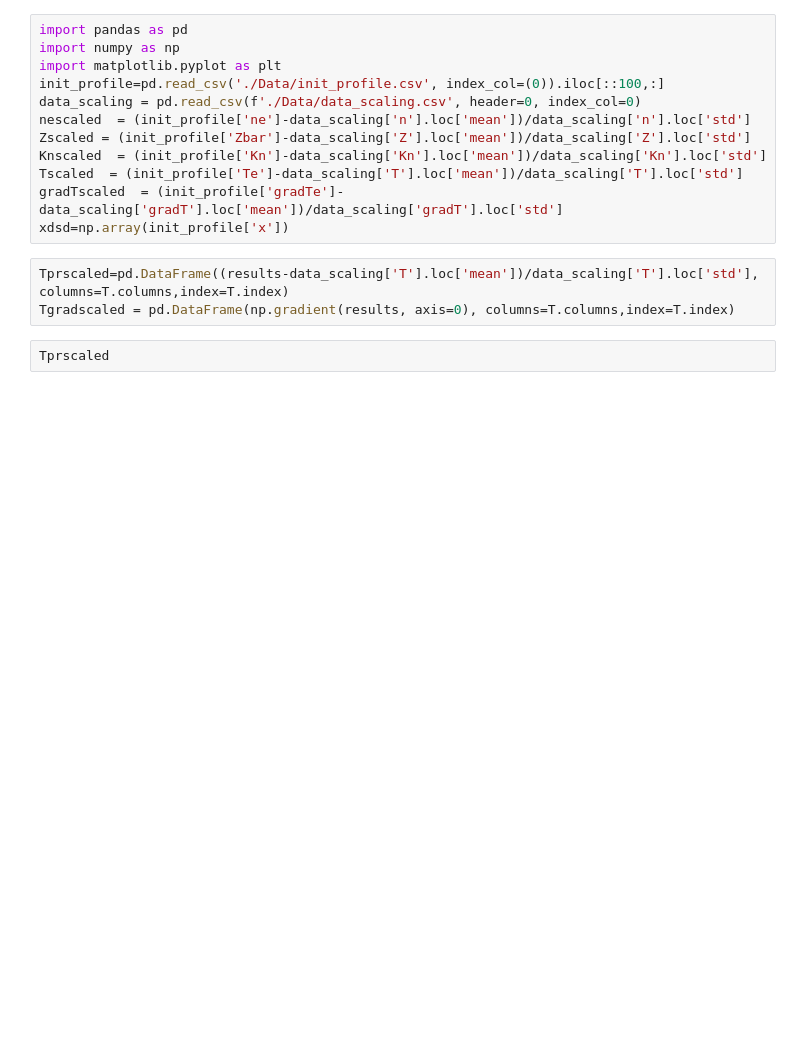
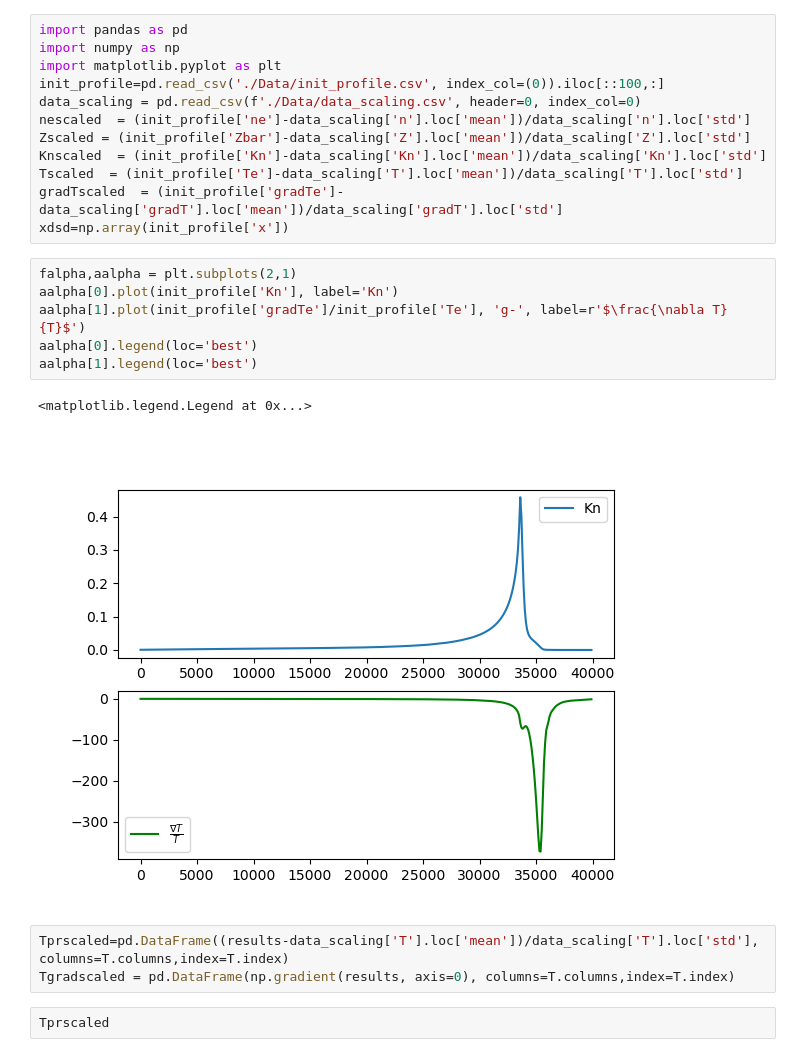
Before and after one commit to Lexmidan/nonloc_heatflux, a Jupyter notebook: PyTorch/time-evolv-heatflux.ipynb, the cells around one changed output. Drawn from its saved outputs; the diff is of its cells as text; blank space fills up the shorter version.

```diff
--- a/PyTorch/time-evolv-heatflux.ipynb
+++ b/PyTorch/time-evolv-heatflux.ipynb
@@ -161,6 +202,15 @@ Knscaled  = (init_profile['Kn']-data_scaling['Kn'].loc['mean'])/data_scaling['Kn
 Tscaled  = (init_profile['Te']-data_scaling['T'].loc['mean'])/data_scaling['T'].loc['std']
 gradTscaled  = (init_profile['gradTe']-data_scaling['gradT'].loc['mean'])/data_scaling['gradT'].loc['std']
 xdsd=np.array(init_profile['x'])
+# %%
+falpha,aalpha = plt.subplots(2,1)
+aalpha[0].plot(init_profile['Kn'], label='Kn')
+aalpha[1].plot(init_profile['gradTe']/init_profile['Te'], 'g-', label=r'$\frac{\nabla T}{T}$')
+aalpha[0].legend(loc='best')
+aalpha[1].legend(loc='best')
+# %% [output]
+<matplotlib.legend.Legend at 0x...>
+[figure, added]
 # %%
 Tprscaled=pd.DataFrame((results-data_scaling['T'].loc['mean'])/data_scaling['T'].loc['std'], columns=T.columns,index=T.index)
 Tgradscaled = pd.DataFrame(np.gradient(results, axis=0), columns=T.columns,index=T.index)
```
Also changed, not shown: parts of 13 cells of this notebook, 4 other files.
